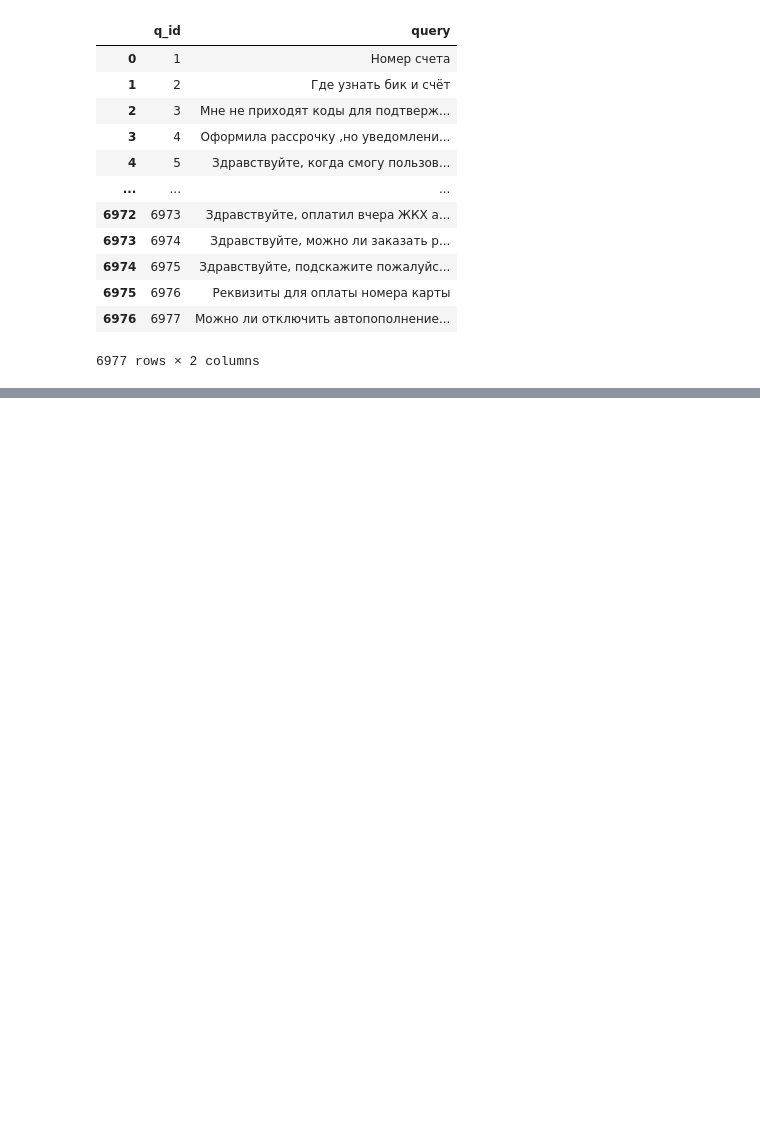
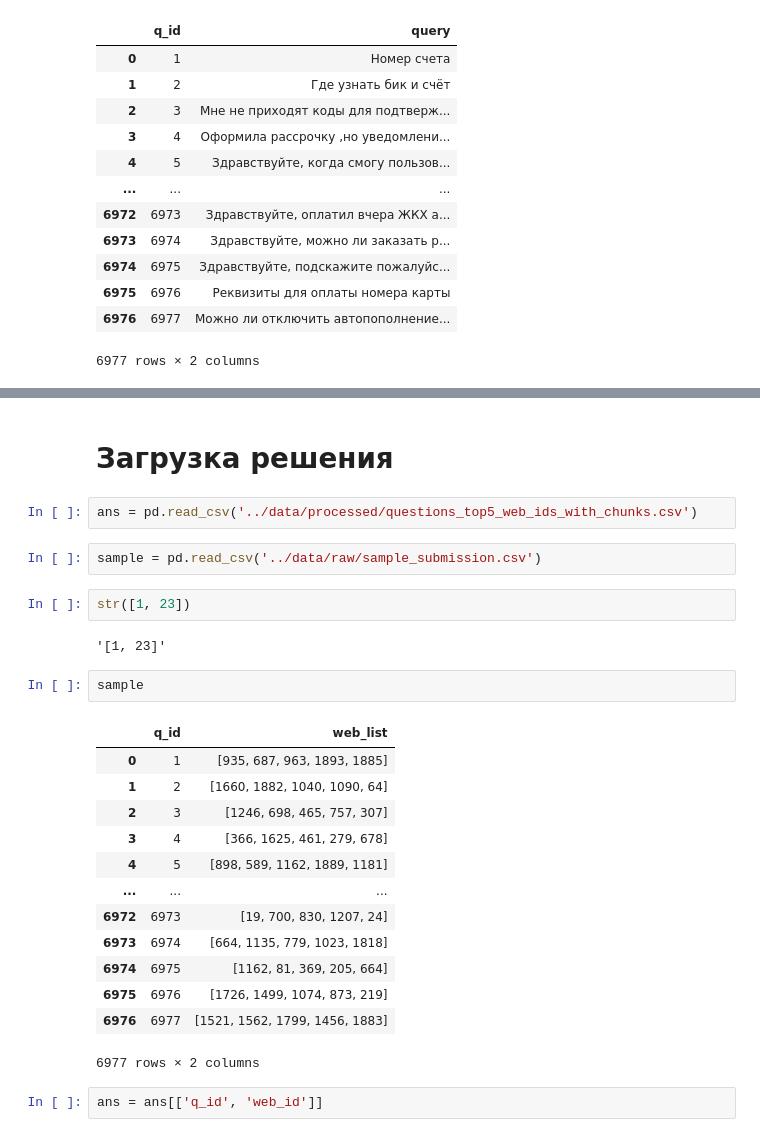
Before and after one commit to V-L-A-P-P/AURA, a Jupyter notebook: notebooks/notebook_0.ipynb, the cells around one changed output, grey strips where cells are left out. Drawn from its saved outputs; the diff is of its cells as text; blank space fills up the shorter version.

```diff
--- a/notebooks/notebook_0.ipynb
+++ b/notebooks/notebook_0.ipynb
@@ -152,0 +270,28 @@ questions
+# %% [markdown]
+# Загрузка решения
+# %%
+ans = pd.read_csv('../data/processed/questions_top5_web_ids_with_chunks.csv')
+# %%
+sample = pd.read_csv('../data/raw/sample_submission.csv')
+# %%
+str([1, 23])
+# %% [output]
+'[1, 23]'
+# %%
+sample
+# %% [output]
+|  | q_id | web_list |
+| 0 | 1 | [935, 687, 963, 1893, 1885] |
+| 1 | 2 | [1660, 1882, 1040, 1090, 64] |
+| 2 | 3 | [1246, 698, 465, 757, 307] |
+| 3 | 4 | [366, 1625, 461, 279, 678] |
+| 4 | 5 | [898, 589, 1162, 1889, 1181] |
+| ... | ... | ... |
+| 6972 | 6973 | [19, 700, 830, 1207, 24] |
+| 6973 | 6974 | [664, 1135, 779, 1023, 1818] |
+| 6974 | 6975 | [1162, 81, 369, 205, 664] |
+| 6975 | 6976 | [1726, 1499, 1074, 873, 219] |
+| 6976 | 6977 | [1521, 1562, 1799, 1456, 1883] |
+6977 rows × 2 columns
+# %%
+ans = ans[['q_id', 'web_id']]
```
Also changed, not shown: parts of 30 cells of this notebook, 24 other files.
